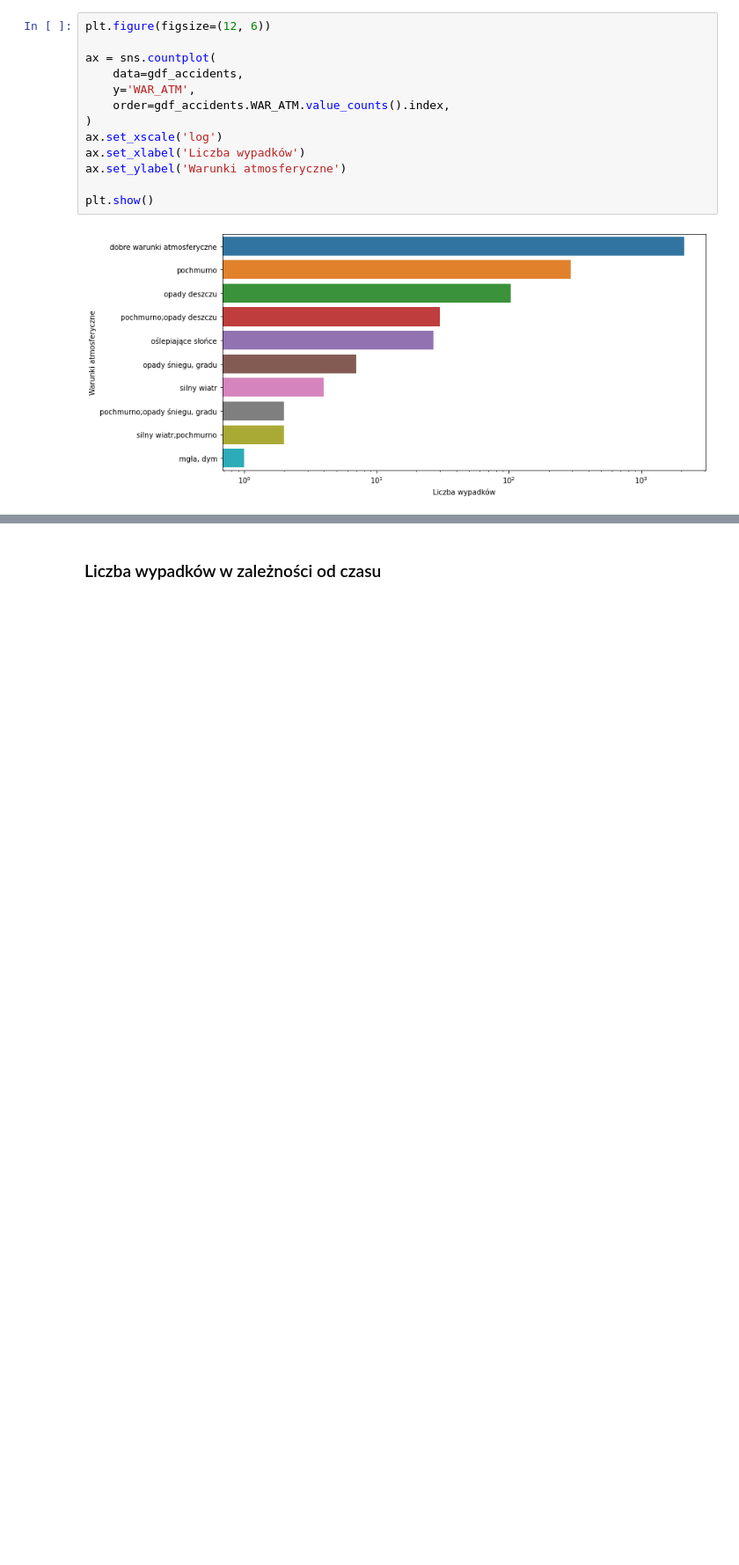
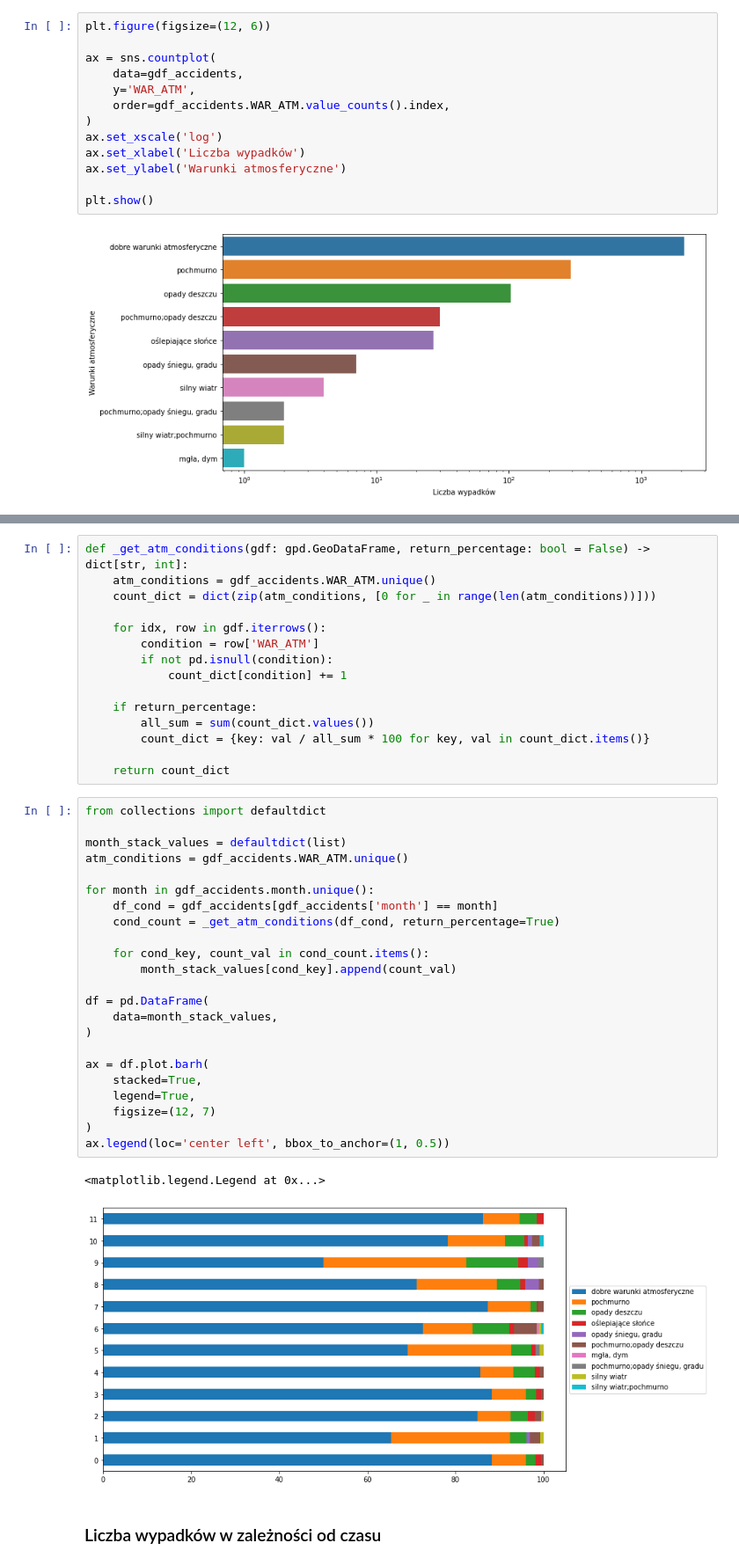
Before and after one commit to spatial-data-PWr/traffic-accidents, a Jupyter notebook: notebooks/03_data_vis.ipynb, the cells around one changed output, grey strips where cells are left out. Shown at 88% size. Cells and saved outputs as stored; diff of their text form; blank space fills up the shorter version.

Commit message:
chore: add stacked barplot

```diff
--- a/notebooks/03_data_vis.ipynb
+++ b/notebooks/03_data_vis.ipynb
@@ -311,2 +329,43 @@ plt.show()
+# %%
+def _get_atm_conditions(gdf: gpd.GeoDataFrame, return_percentage: bool = False) -> dict[str, int]:
+    atm_conditions = gdf_accidents.WAR_ATM.unique()
+    count_dict = dict(zip(atm_conditions, [0 for _ in range(len(atm_conditions))]))
+
+    for idx, row in gdf.iterrows():
+        condition = row['WAR_ATM']
+        if not pd.isnull(condition):
+            count_dict[condition] += 1
+
+    if return_percentage:
+        all_sum = sum(count_dict.values())
+        count_dict = {key: val / all_sum * 100 for key, val in count_dict.items()}
+
+    return count_dict
+# %%
+from collections import defaultdict
+
+month_stack_values = defaultdict(list)
+atm_conditions = gdf_accidents.WAR_ATM.unique()
+
+for month in gdf_accidents.month.unique():
+    df_cond = gdf_accidents[gdf_accidents['month'] == month]
+    cond_count = _get_atm_conditions(df_cond, return_percentage=True)
+
+    for cond_key, count_val in cond_count.items():
+        month_stack_values[cond_key].append(count_val)
+
+df = pd.DataFrame(
+    data=month_stack_values,
+)
+
+ax = df.plot.barh(
+    stacked=True,
+    legend=True,
+    figsize=(12, 7)
+)
+ax.legend(loc='center left', bbox_to_anchor=(1, 0.5))
+# %% [output]
+<matplotlib.legend.Legend at 0x...>
+[figure, added]
 # %% [markdown]
 ### Liczba wypadków w zależności od czasu
```
Also changed, not shown: parts of 6 cells of this notebook.
